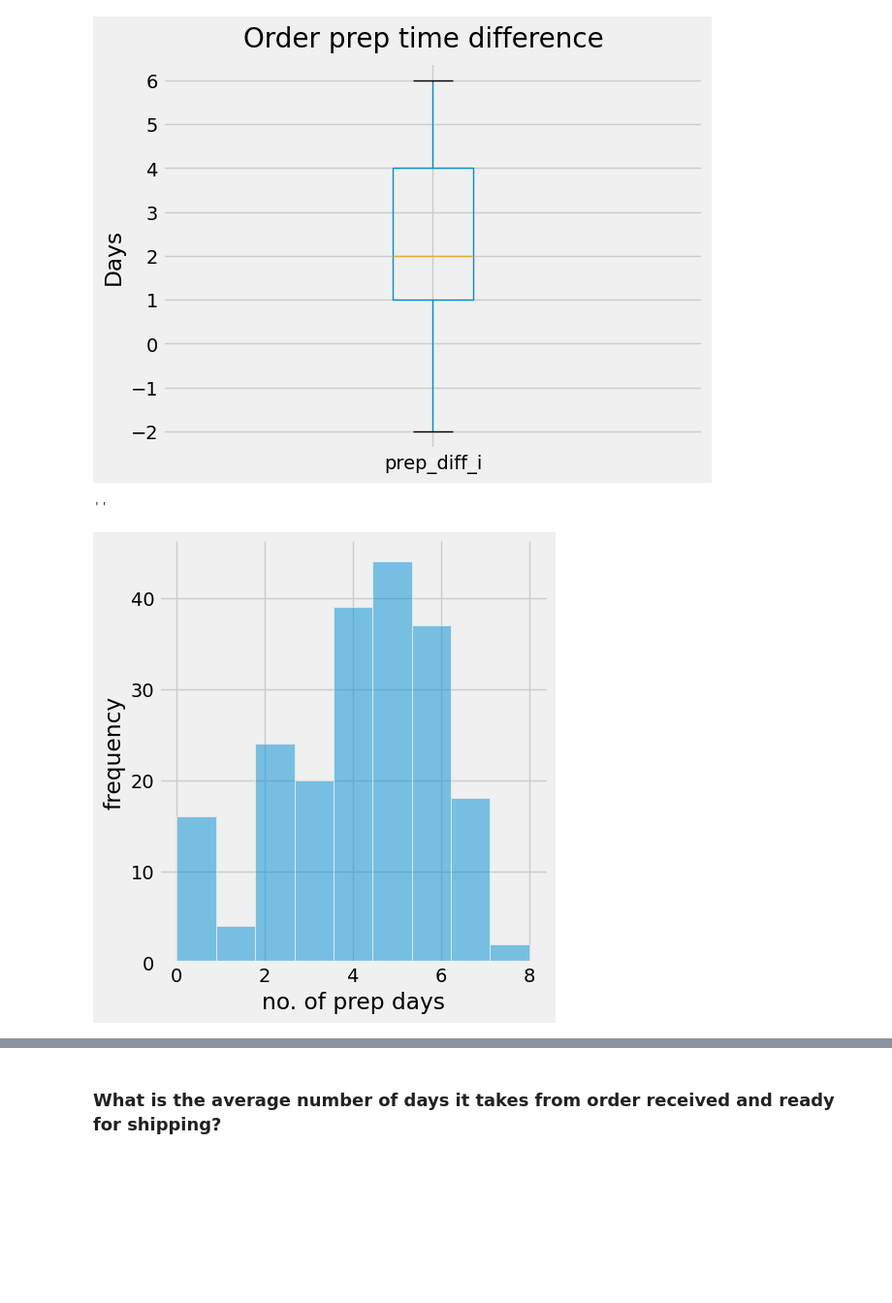
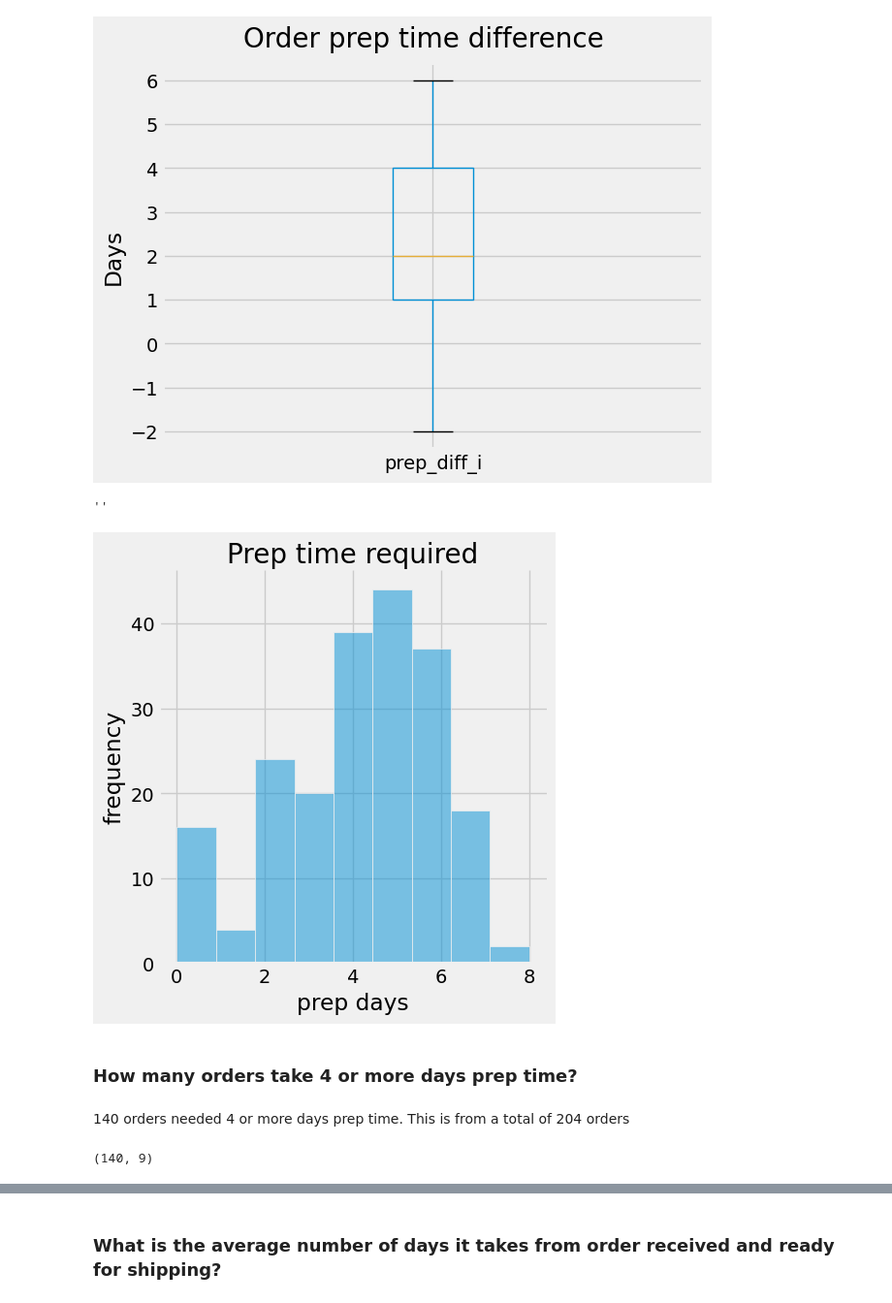
Before and after one commit to GioGonzalez07/EDA_project, a Jupyter notebook: order_prep_time_exc.ipynb, the cells around one changed output, grey strips where cells are left out. Shown at 97% size. Saved outputs shown, nothing was run; the diff lists cells and outputs as text; code cells hidden in the pictures; blank space fills up the shorter version.

Commit message:
finished plots for order_prep_time_exc to answer stakeholder KPIs

```diff
--- a/order_prep_time_exc.ipynb
+++ b/order_prep_time_exc.ipynb
@@ -171,9 +171,25 @@ plt.ylabel('Days');
 [figure]
 # %%
 sns.displot(order_prep_time2[['order_prep_time_i']],legend=False)
+plt.title('Prep time required', fontsize=20)
+plt.subplots_adjust(hspace = .5, wspace = .2, top = .9) # adjusts the space between the single subplots
 plt.ylabel('frequency')
-plt.xlabel('no. of prep days')
+plt.xlabel('prep days')
 ;
 # %% [output]
 ''
-[figure, old version]
+[figure, new version]
+# %% [markdown]
+### How many orders take 4 or more days prep time?
+# %% [markdown]
+140 orders needed 4 or more days prep time. This is from a total of 204 orders
+# %%
+# Show me all rows with >=4 days in the PREP_DIFF column
+filt_df2 = order_prep_time2.loc[order_prep_time2['order_prep_time_i'] >= 4]
+
+# count number of ready_ship_day values for each occurance
+#total_times = filt_df2['prep_diff_i'].value_counts()
+#print("\nTotal no of orders over 4 days:", total_times)
+filt_df2.shape
+# %% [output]
+(140, 9)
```
Also changed, not shown: parts of 5 cells of this notebook, 1 other file.
